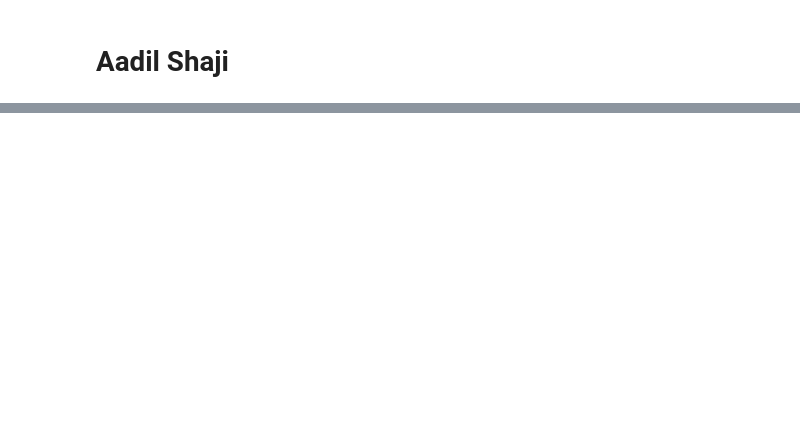
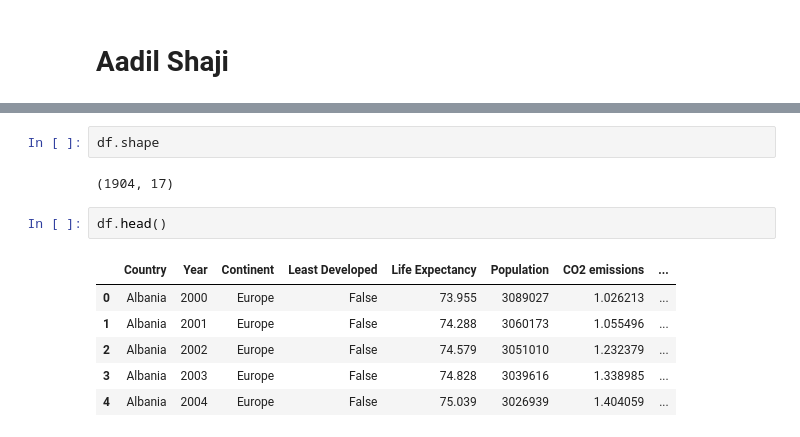
Before and after one commit to ubco-W2022T2-data301/project-group-group28, a Jupyter notebook: analysis/analysis2.ipynb, the cells around one changed output, grey strips where cells are left out. Cells and saved outputs as stored; diff of their text form; blank space fills up the shorter version.

```diff
--- a/analysis/analysis2.ipynb
+++ b/analysis/analysis2.ipynb
@@ -27,0 +45,13 @@ df
+# %%
+df.shape
+# %% [output]
+(1904, 17)
+# %%
+df.head()
+# %% [output]
+|  | Country | Year | Continent | Least Developed | Life Expectancy | Population | CO2 emissions | ... |
+| 0 | Albania | 2000 | Europe | False | 73.955 | 3089027 | 1.026213 | ... |
+| 1 | Albania | 2001 | Europe | False | 74.288 | 3060173 | 1.055496 | ... |
+| 2 | Albania | 2002 | Europe | False | 74.579 | 3051010 | 1.232379 | ... |
+| 3 | Albania | 2003 | Europe | False | 74.828 | 3039616 | 1.338985 | ... |
+| 4 | Albania | 2004 | Europe | False | 75.039 | 3026939 | 1.404059 | ... |
```
Also changed, not shown: parts of 9 cells of this notebook, 1 other file.
